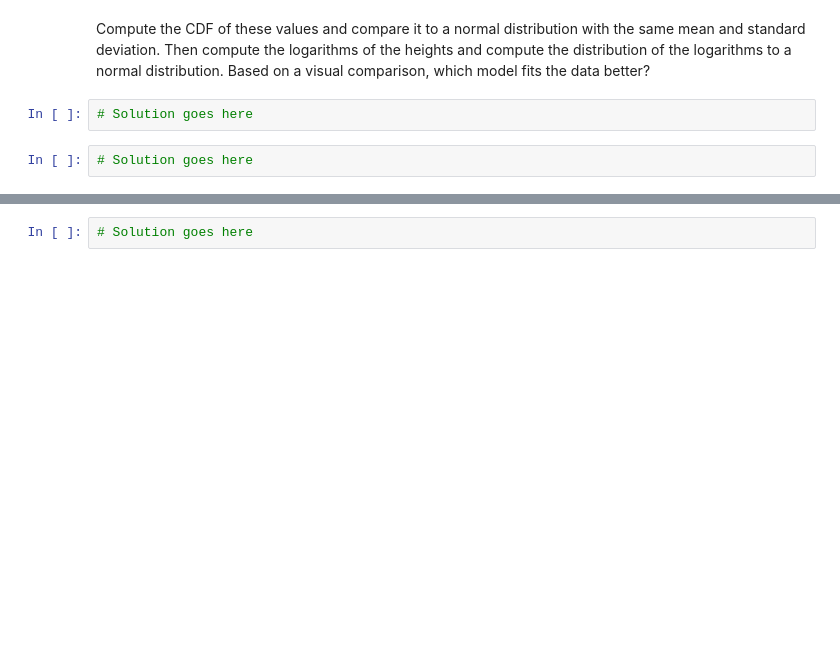
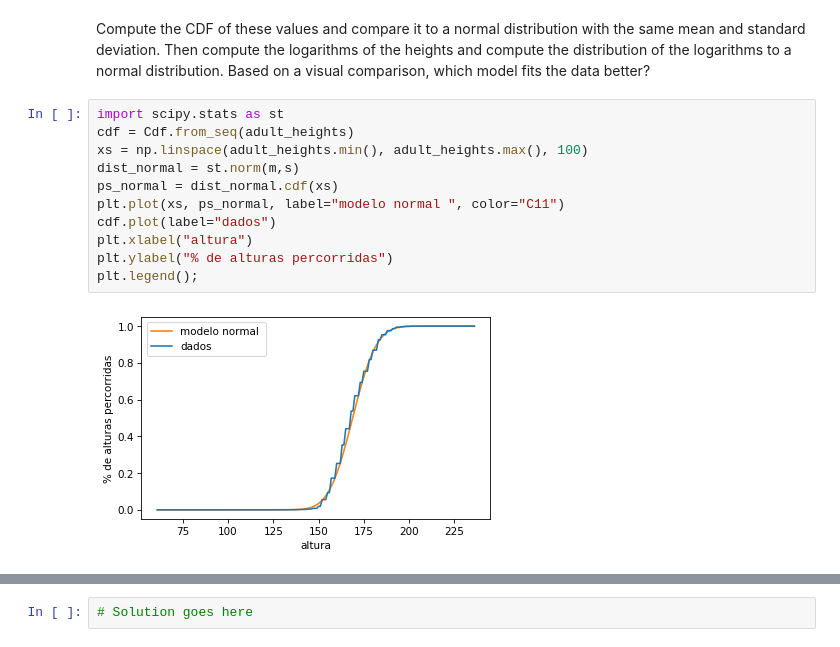
Before and after one commit to gustavomiranda2302/pandas, a Jupyter notebook: nb/chap05.ipynb, the cells around one changed output, grey strips where cells are left out. Drawn from its saved outputs; the diff is of its cells as text; blank space fills up the shorter version.

```diff
--- a/nb/chap05.ipynb
+++ b/nb/chap05.ipynb
@@ -891,8 +929,17 @@ m, s
 Compute the CDF of these values and compare it to a normal distribution with the same mean and standard deviation.
 Then compute the logarithms of the heights and compute the distribution of the logarithms to a normal distribution.
 Based on a visual comparison, which model fits the data better?
-# %%
-# Solution goes here
 # %%
-# Solution goes here
+import scipy.stats as st
+cdf = Cdf.from_seq(adult_heights)
+xs = np.linspace(adult_heights.min(), adult_heights.max(), 100)
+dist_normal = st.norm(m,s)
+ps_normal = dist_normal.cdf(xs)
+plt.plot(xs, ps_normal, label="modelo normal ", color="C11")
+cdf.plot(label="dados")
+plt.xlabel("altura")
+plt.ylabel("% de alturas percorridas")
+plt.legend();
+# %% [output]
+[figure, added]
 # %%
```
Also changed, not shown: parts of 10 cells of this notebook.
